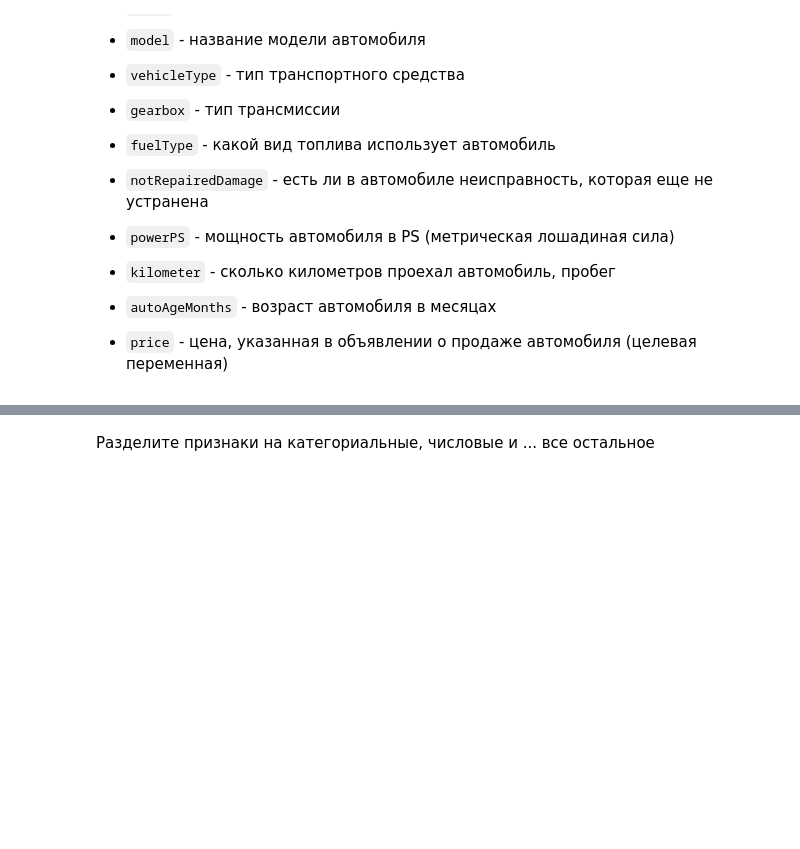
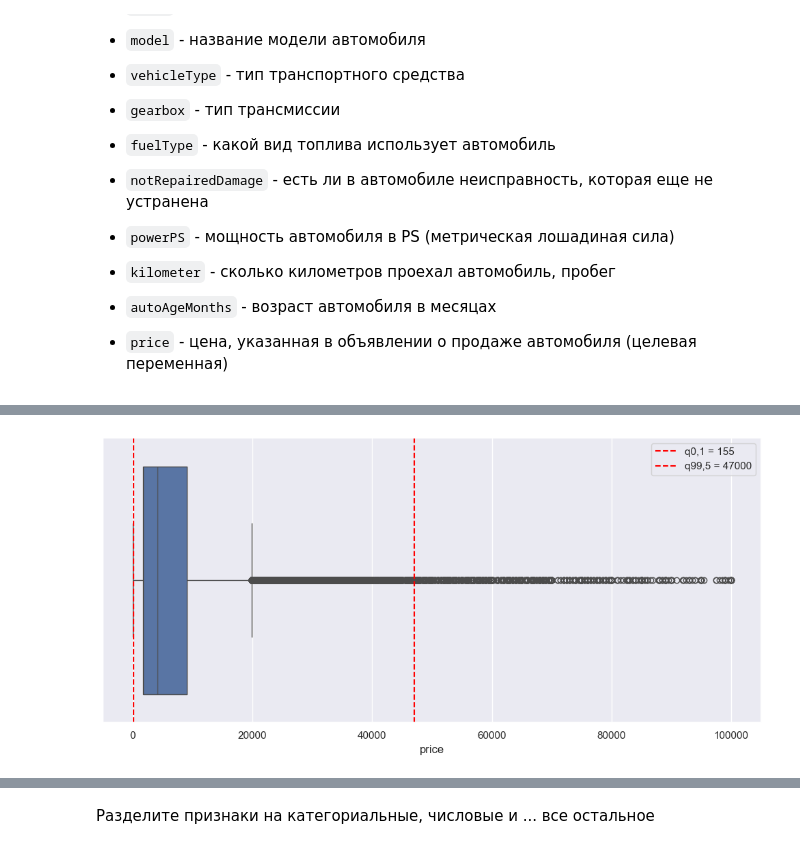
Before and after one commit to tkonyashkin/ml-course-hse, a Jupyter notebook: ml1-2026-spring/homework-practice/homework-practice-02-gd/homework-practice-02-gd.ipynb, the cells around one changed output, grey strips where cells are left out. Saved outputs shown, nothing was run; the diff lists cells and outputs as text; code cells hidden in the pictures; blank space fills up the shorter version.

```diff
--- a/ml1-2026-spring/homework-practice/homework-practice-02-gd/homework-practice-02-gd.ipynb
+++ b/ml1-2026-spring/homework-practice/homework-practice-02-gd/homework-practice-02-gd.ipynb
@@ -535,0 +626,15 @@ data.head()
+# %%
+q01, q995 = data['price'].quantile([0.005, 0.995])
+
+plt.figure(figsize=(10, 5))
+sns.boxplot(x=data['price'])
+
+plt.axvline(q01, color='red', linestyle='--', linewidth=1.5, label=f'q0,1 = {q01:.0f}')
+plt.axvline(q995, color='red', linestyle='--', linewidth=1.5, label=f'q99,5 = {q995:.0f}')
+
+plt.xlabel('price')
+plt.legend()
+plt.tight_layout()
+plt.show()
+# %% [output]
+[figure, added]
```
Also changed, not shown: parts of 43 cells of this notebook, 2 other files.
